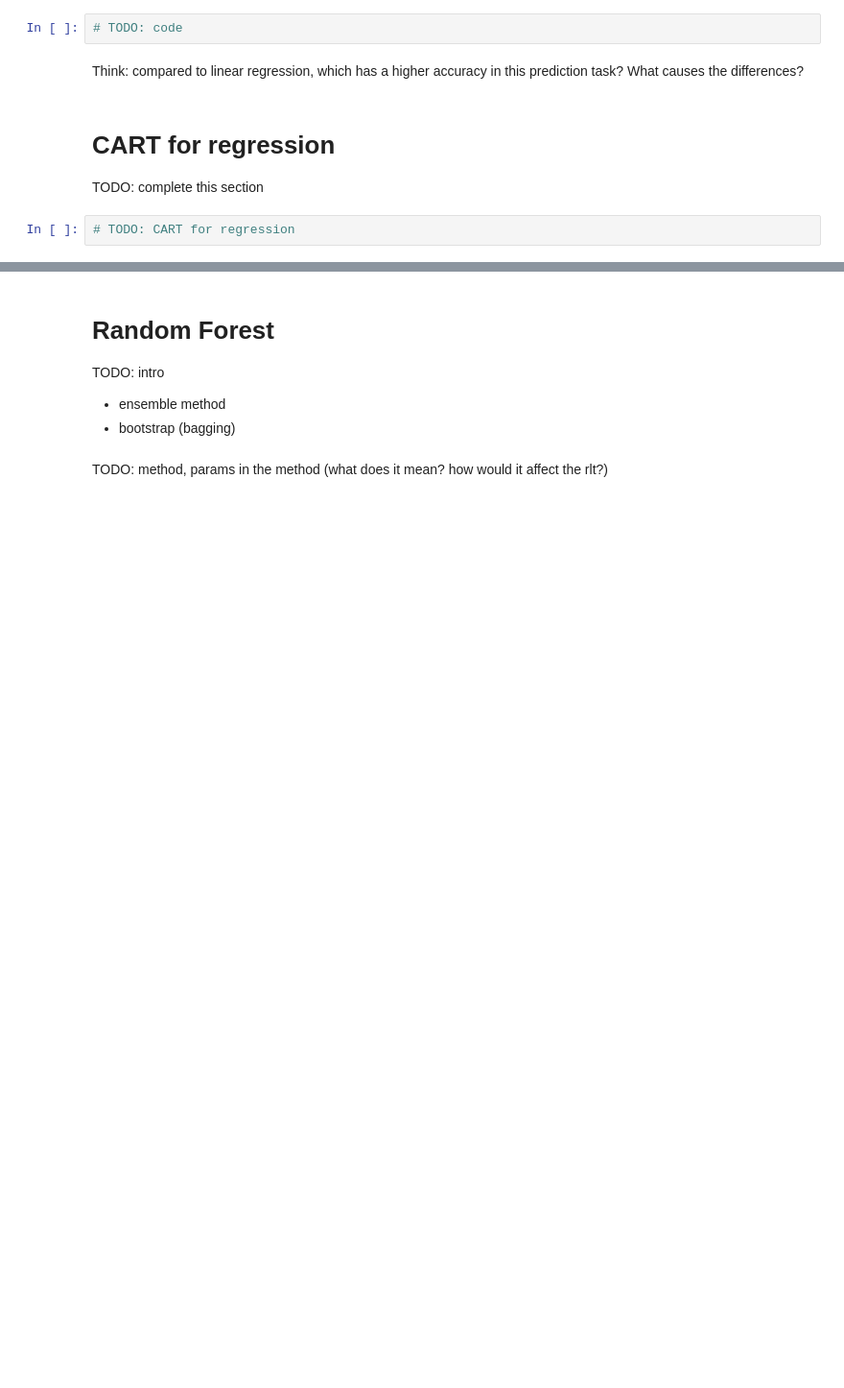
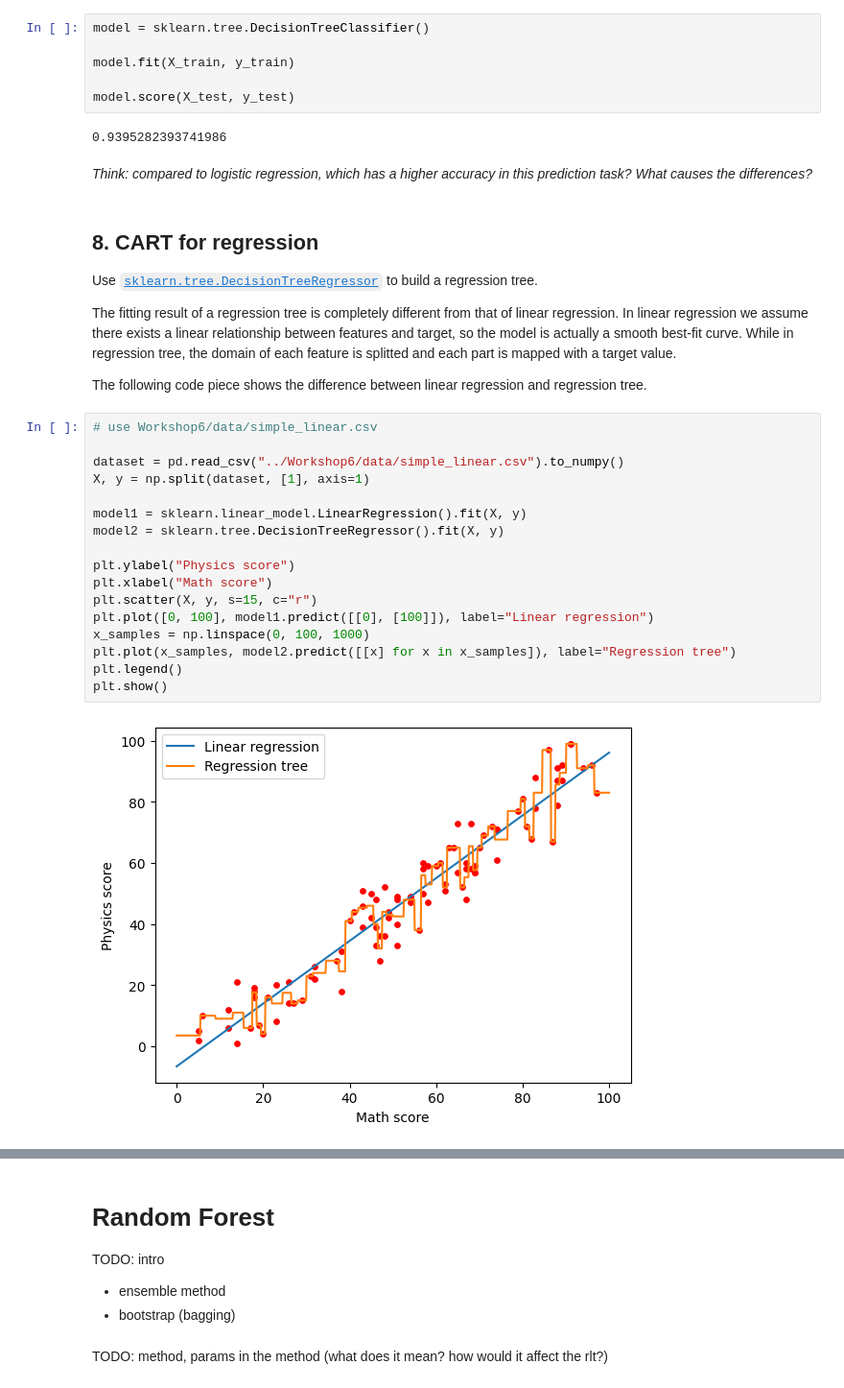
Before and after one commit to BristolDataScienceSociety/Workshop2024-25, a Jupyter notebook: Workshop7/Workshop7.ipynb, the cells around one changed output, grey strips where cells are left out. Shown at 96% size. Drawn from its saved outputs; the diff is of its cells as text; blank space fills up the shorter version.

```diff
--- a/Workshop7/Workshop7.ipynb
+++ b/Workshop7/Workshop7.ipynb
@@ -60,11 +274,38 @@ intro each param, what does it mean? how would it affect the rlt?
 # %%
-# TODO: code
+model = sklearn.tree.DecisionTreeClassifier()
+
+model.fit(X_train, y_train)
+
+model.score(X_test, y_test)
+# %% [output]
+0.9395282393741986
 # %% [markdown]
-Think: compared to linear regression, which has a higher accuracy in this prediction task? What causes the differences?
+_Think: compared to logistic regression, which has a higher accuracy in this prediction task? What causes the differences?_
 # %% [markdown]
-# CART for regression
+## 8. CART for regression
 
-TODO: complete this section
+Use [`sklearn.tree.DecisionTreeRegressor`](https://scikit-learn.org/stable/modules/generated/sklearn.tree.DecisionTreeRegressor.html) to build a regression tree.
+
+The fitting result of a regression tree is completely different from that of linear regression. In linear regression we assume there exists a linear relationship between features and target, so the model is actually a smooth best-fit curve. While in regression tree, the domain of each feature is splitted and each part is mapped with a target value.
+
+The following code piece shows the difference between linear regression and regression tree.
 # %%
-# TODO: CART for regression
+# use Workshop6/data/simple_linear.csv
+
+dataset = pd.read_csv("../Workshop6/data/simple_linear.csv").to_numpy()
+X, y = np.split(dataset, [1], axis=1)
+
+model1 = sklearn.linear_model.LinearRegression().fit(X, y)
+model2 = sklearn.tree.DecisionTreeRegressor().fit(X, y)
+
+plt.ylabel("Physics score")
+plt.xlabel("Math score")
+plt.scatter(X, y, s=15, c="r")
+plt.plot([0, 100], model1.predict([[0], [100]]), label="Linear regression")
+x_samples = np.linspace(0, 100, 1000)
+plt.plot(x_samples, model2.predict([[x] for x in x_samples]), label="Regression tree")
+plt.legend()
+plt.show()
+# %% [output]
+[figure, added]
 # %% [markdown]
```
Also changed, not shown: parts of 18 cells of this notebook, 2 other files.
